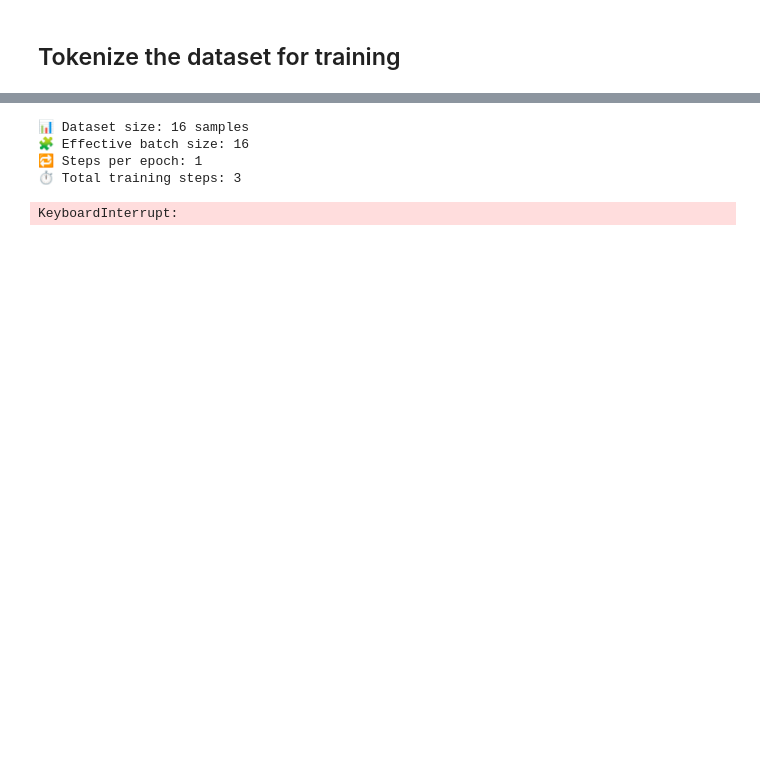
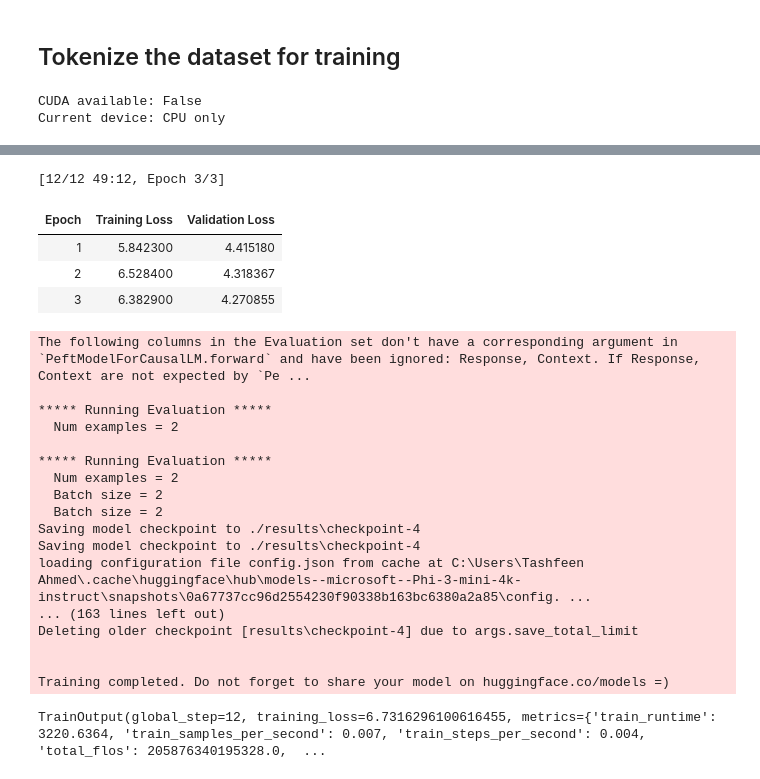
Before and after one commit to TashfeenAhmed12/GenAI-Models, a Jupyter notebook: HealthCare ChatBot/code.ipynb, the cells around one changed output, grey strips where cells are left out. Cells and saved outputs as stored; diff of their text form; code cells hidden in the pictures; blank space fills up the shorter version.

```diff
--- a/HealthCare ChatBot/code.ipynb
+++ b/HealthCare ChatBot/code.ipynb
@@ -100,7 +176,7 @@ eval_ds  = Dataset.from_pandas(eval_df[["Context", "Response"]].reset_index(drop
 ## Download the Model and its tokenizer
 # %%
 MODEL_NAME = "microsoft/Phi-3-mini-4k-instruct"   # new base
-MAX_LEN = 1024
+MAX_LEN = 384
 # %%
 tokenizer = AutoTokenizer.from_pretrained(MODEL_NAME, use_fast=True)
 if tokenizer.pad_token is None:
@@ -117,7 +193,7 @@ model.config.pad_token_id = tokenizer.pad_token_id
 model.config.use_cache = False  # needed for training
 
 # Correct LoRA targets for Phi-3
-target_modules = ["qkv_proj"]  # "o_proj", "gate_up_proj", "down_proj"
+target_modules = ["qkv_proj", "o_proj"] # "gate_up_proj", "down_proj" for feedforward layers require more training resources
 
 lora_config = LoraConfig(
     r=1, # (rank): the adapter’s low-rank size. Higher r ⇒ more capacity, more parameters
@@ -278,26 +338,37 @@ eval_tokenized  = eval_ds.map(encode_row)
 cols = ["input_ids","attention_mask","labels"]
 train_tokenized.set_format(type="torch", columns=cols)
 eval_tokenized.set_format(type="torch", columns=cols)
+# %%
+# CHEKC IF GPU IS AVAILABLE
+import torch
+print("CUDA available:", torch.cuda.is_available())
+print("Current device:", torch.cuda.current_device() if torch.cuda.is_available() else "CPU only")
+# %% [output]
+CUDA available: False
+Current device: CPU only
 # %%
-# --- Training args (CPU-friendly defaults) ---
+# --- Training args
 hf_logging.set_verbosity_info()
 datasets.logging.set_verbosity_info()
 
 args = TrainingArguments(
     output_dir="./results",
     num_train_epochs=3,
-    per_device_train_batch_size=4,
-    per_device_eval_batch_size=4,
-    gradient_accumulation_steps=4,
+    per_device_train_batch_size=2,  # ✅ Reduced from 16 to 2 for more visible steps
+    per_device_eval_batch_size=2,   # ✅ Reduced for consistency
+    gradient_accumulation_steps=1,
     learning_rate=2e-4,
     weight_decay=0.01,
     logging_dir="./logs",
-    logging_steps=1,    logging_first_step=True, logging_strategy="steps", dataloader_pin_memory= False,
-    disable_tqdm=False,
+    logging_steps=1,                # ✅ Log every step
+    logging_first_step=True,
+    logging_strategy="steps",
+    dataloader_pin_memory=False,
+    disable_tqdm=False,             # ✅ Keep progress bars enabled
     report_to="none",
     eval_strategy="epoch",
     save_strategy="epoch",
-    save_total_limit=2, #
+    save_total_limit=2,
 )
 
 trainer = Trainer(
@@ -307,19 +378,19 @@ trainer = Trainer(
     eval_dataset=eval_tokenized,
 )
 
-# --- Print step counts before training ---
-num_samples = len(train_tokenized)
-batch_size = args.per_device_train_batch_size
-grad_accum = args.gradient_accumulation_steps
-epochs = args.num_train_epochs
+# # --- Print step counts before training ---
+# num_samples = len(train_tokenized)
+# batch_size = args.per_device_train_batch_size
+# grad_accum = args.gradient_accumulation_steps
+# epochs = args.num_train_epochs
 
-steps_per_epoch = (num_samples + (batch_size * grad_accum) - 1) // (batch_size * grad_accum)
-total_steps = steps_per_epoch * epochs
+# steps_per_epoch = (num_samples + (batch_size * grad_accum) - 1) // (batch_size * grad_accum)
+# total_steps = steps_per_epoch * epochs
 
-print(f"📊 Dataset size: {num_samples} samples")
-print(f"🧩 Effective batch size: {batch_size * grad_accum}")
-print(f"🔁 Steps per epoch: {steps_per_epoch}")
-print(f"⏱️ Total training steps: {total_steps}\n")
+# print(f"📊 Dataset size: {num_samples} samples")
+# print(f"🧩 Effective batch size: {batch_size * grad_accum}")
+# print(f"🔁 Steps per epoch: {steps_per_epoch}")
+# print(f"⏱️ Total training steps: {total_steps}\n")
 
 # --- Train ---
 trainer.train()
@@ -337,8 +408,26 @@ The following columns in the Training set don't have a corresponding argument in
-📊 Dataset size: 16 samples
-🧩 Effective batch size: 16
-🔁 Steps per epoch: 1
-⏱️ Total training steps: 3
+[12/12 49:12, Epoch 3/3]
+| Epoch | Training Loss | Validation Loss |
+| 1 | 5.842300 | 4.415180 |
+| 2 | 6.528400 | 4.318367 |
+| 3 | 6.382900 | 4.270855 |
-KeyboardInterrupt:
+The following columns in the Evaluation set don't have a corresponding argument in `PeftModelForCausalLM.forward` and have been ignored: Response, Context. If Response, Context are not expected by `Pe ...
+
+***** Running Evaluation *****
+  Num examples = 2
+
+***** Running Evaluation *****
+  Num examples = 2
+  Batch size = 2
+  Batch size = 2
+Saving model checkpoint to ./results\checkpoint-4
+Saving model checkpoint to ./results\checkpoint-4
+loading configuration file config.json from cache at C:\Users\Tashfeen Ahmed\.cache\huggingface\hub\models--microsoft--Phi-3-mini-4k-instruct\snapshots\0a67737cc96d2554230f90338b163bc6380a2a85\config. ...
+... (163 lines left out)
+Deleting older checkpoint [results\checkpoint-4] due to args.save_total_limit
+
+
+Training completed. Do not forget to share your model on huggingface.co/models =)
+TrainOutput(global_step=12, training_loss=6.7316296100616455, metrics={'train_runtime': 3220.6364, 'train_samples_per_second': 0.007, 'train_steps_per_second': 0.004, 'total_flos': 205876340195328.0,  ...
 # %%
 # --- Save LoRA adapter (small) ---
 os.makedirs("./lora_finetuned_model", exist_ok=True)
```
Also changed, not shown: parts of 11 cells of this notebook, 2 other files.
